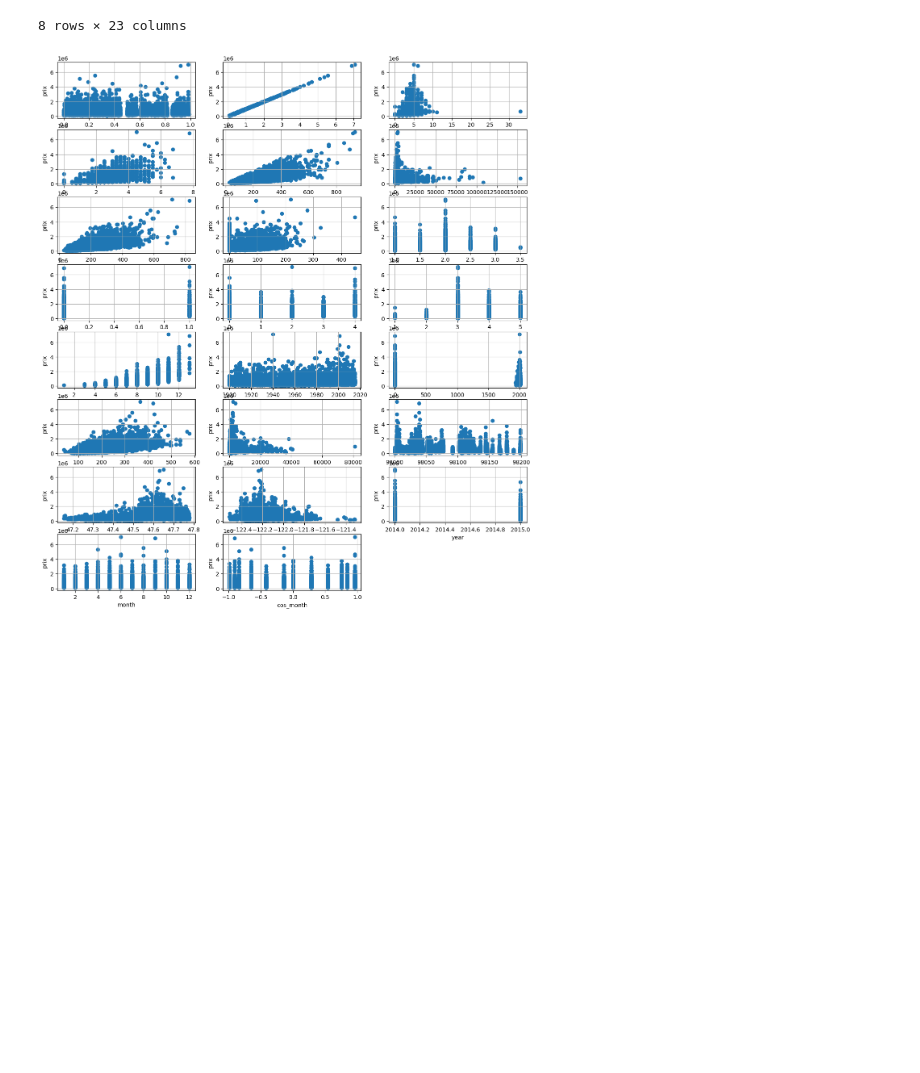
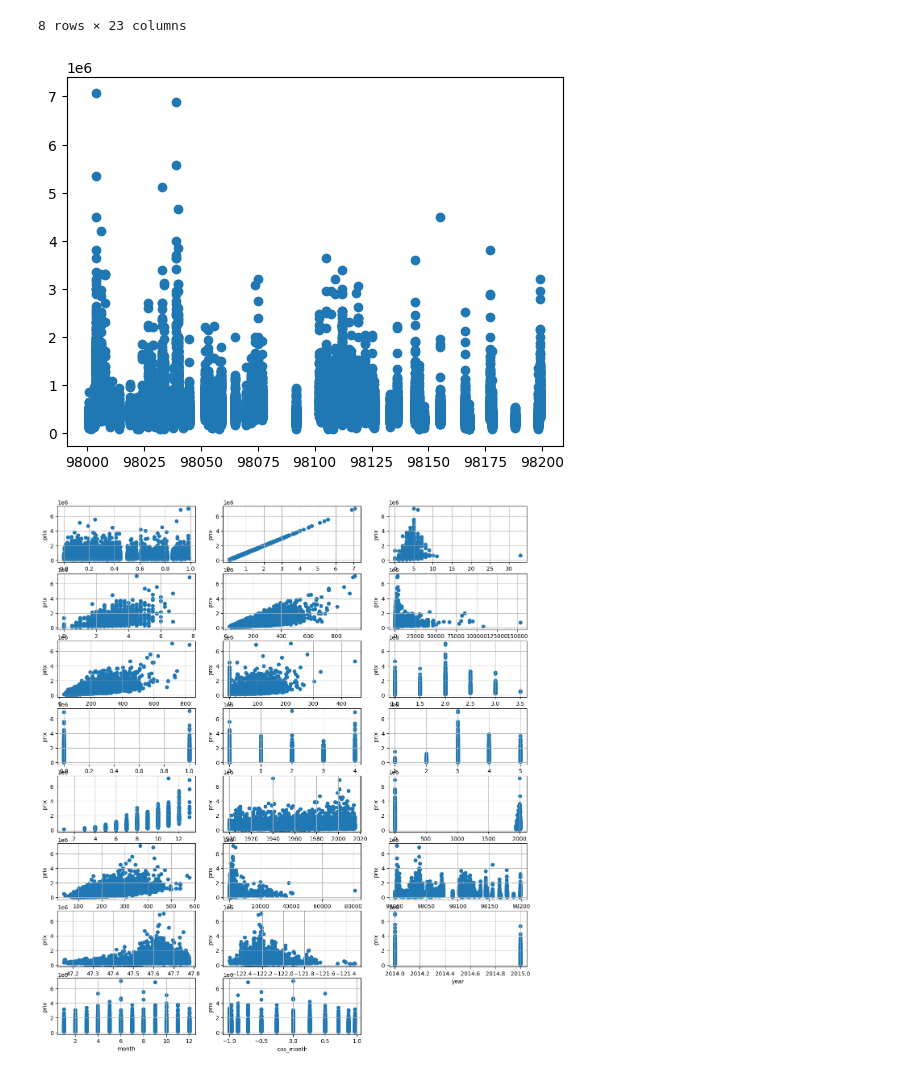
Before and after one commit to flarab29/PRAMA2025, a Jupyter notebook: etude_prama.ipynb, the cells around one changed output. Saved outputs shown, nothing was run; the diff lists cells and outputs as text; code cells hidden in the pictures; blank space fills up the shorter version.

```diff
--- a/etude_prama.ipynb
+++ b/etude_prama.ipynb
@@ -164,6 +191,11 @@ data.describe()
 8 rows × 23 columns
 # %%
 data = data.dropna(axis=0, how='any', inplace=False)
+# %%
+plt.scatter(data['zipcode'],data['prix'])
+plt.show()
+# %% [output]
+[figure, added]
 # %%
 numerical_columns = data.select_dtypes(include=['int64', 'float64']).columns
 
@@ -172,13 +204,13 @@ plt.figure(figsize=(15, 17))
 for i, column in enumerate(numerical_columns):
     plt.subplot((len(numerical_columns) + 2) // 3, 3, i + 1)  # Calcule le nombre de lignes de sous-graphiques
     if data[column].dtype in ['int64', 'float64']:
-      plt.scatter(data[column],data['prix'], color=colors[i])
+      plt.scatter(data[column],data['prix'])
       plt.grid()
       plt.xlabel(column)
       plt.ylabel('prix')
 plt.show()
 # %% [output]
-[figure, old version]
+[figure, new version]
 # %%
 import seaborn as sns
 
```
Also changed, not shown: parts of 77 cells of this notebook, 3 other files.
